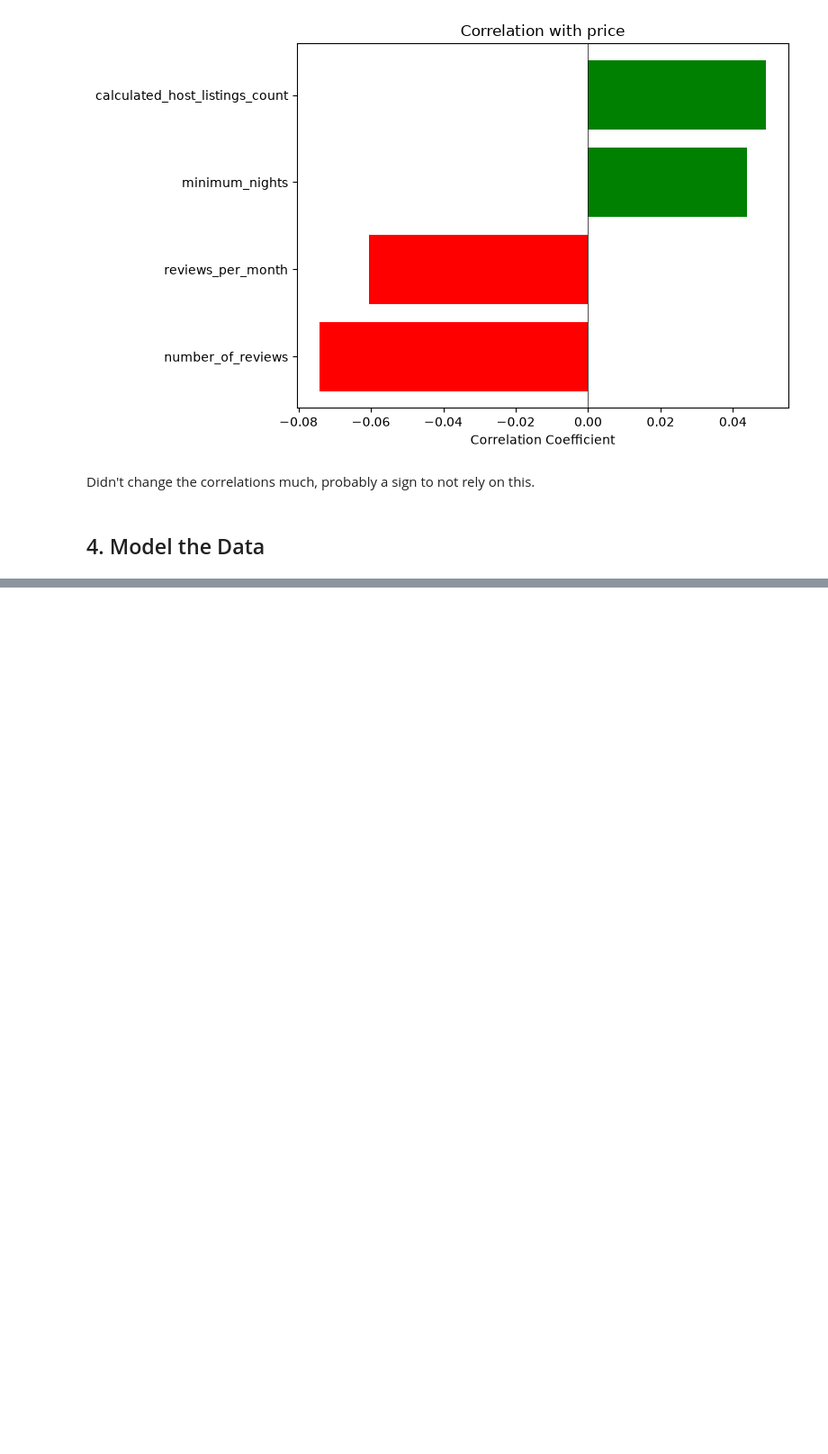
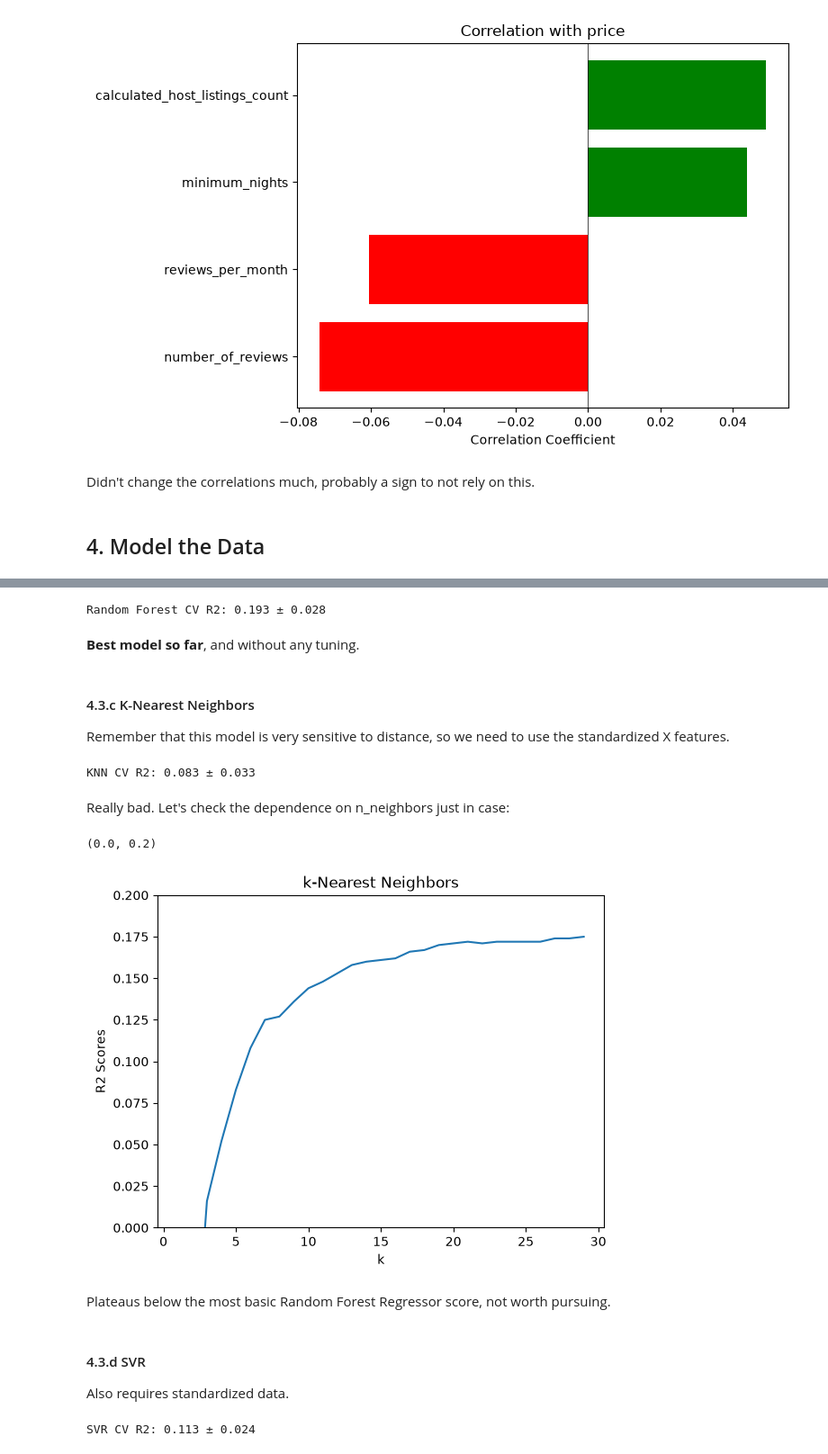
Before and after one commit to Raymon-Watson/Machine-Learning--Projects, a Jupyter notebook: Regression/airbnb/Airbnb_analysis.ipynb, the cells around one changed output, grey strips where cells are left out. Shown at 90% size. Saved outputs shown, nothing was run; the diff lists cells and outputs as text; code cells hidden in the pictures; blank space fills up the shorter version.

```diff
--- a/Regression/airbnb/Airbnb_analysis.ipynb
+++ b/Regression/airbnb/Airbnb_analysis.ipynb
@@ -477,6 +484,7 @@ Didn't change the correlations much, probably a sign to not rely on this.
 # %%
 lin_reg = LinearRegression()
-lin_reg.fit(X_train, y_train)
-y_pred = lin_reg.predict(X_test)
-print('R2 score:', r2_score(y_test, y_pred))
+lin_crossval = cross_val_score(lin_reg, X_train, y_train, cv=5)
+mean_lin_crossval = np.mean(lin_crossval)
+std_lin_crossval = np.std(lin_crossval)
+print(f"5-fold cross-validation for linear model: {np.round(mean_lin_crossval,3)} ± {np.round(std_lin_crossval,3)}")
 # %% [output]
@@ -484,0 +602,3 @@ accuracy: 0.07139179707205123
+# %%
+std_scal = StandardScaler()
+X_scaled = std_scal.fit_transform(X_train)
@@ -484,0 +669,60 @@ accuracy: 0.07139179707205123
+# %%
+from sklearn.ensemble import RandomForestRegressor
+
+rf_reg = RandomForestRegressor(n_estimators=100, random_state=50)
+
+scores = cross_val_score(rf_reg, X_train, y_train, cv=5, scoring="r2")
+
+print(f"Random Forest CV R2: {np.round(scores.mean(),3)} ± {np.round(scores.std(),3)}")
+# %% [output]
+Random Forest CV R2: 0.193 ± 0.028
+# %% [markdown]
+**Best model so far**, and without any tuning.
+# %% [markdown]
+#### 4.3.c K-Nearest Neighbors
+Remember that this model is very sensitive to distance, so we need to use the standardized X features.
+# %%
+from sklearn.neighbors import KNeighborsRegressor
+
+knn_reg = KNeighborsRegressor(n_neighbors=5)
+
+scores = cross_val_score(knn_reg, X_scaled, y_train, cv=5, scoring="r2")
+
+print(f"KNN CV R2: {np.round(scores.mean(),3)} ± {np.round(scores.std(),3)}")
+# %% [output]
+KNN CV R2: 0.083 ± 0.033
+# %% [markdown]
+Really bad. Let's check the dependence on n_neighbors just in case:
+# %%
+k_vals = range(1,30)
+KNN_scores = []
+for k in k_vals:
+    knn_reg = KNeighborsRegressor(n_neighbors=k)
+
+    scores = cross_val_score(knn_reg, X_scaled, y_train, cv=5, scoring="r2")
+    KNN_scores.append(np.round(scores.mean(),3))
+
+
+plt.plot(k_vals,KNN_scores)
+plt.xlabel("k")
+plt.ylabel("R2 Scores")
+plt.title("k-Nearest Neighbors")
+plt.ylim(0,0.2)
+# %% [output]
+(0.0, 0.2)
+[figure, added]
+# %% [markdown]
+Plateaus below the most basic Random Forest Regressor score, not worth pursuing.
+# %% [markdown]
+#### 4.3.d SVR
+Also requires standardized data.
+# %%
+from sklearn.svm import SVR
+
+SVR_reg = SVR()
+
+scores = cross_val_score(SVR_reg, X_scaled, y_train, cv=5, scoring="r2")
+
+print(f"SVR CV R2: {np.round(scores.mean(),3)} ± {np.round(scores.std(),3)}")
+# %% [output]
+SVR CV R2: 0.113 ± 0.024
```
Also changed, not shown: parts of 39 cells of this notebook.
